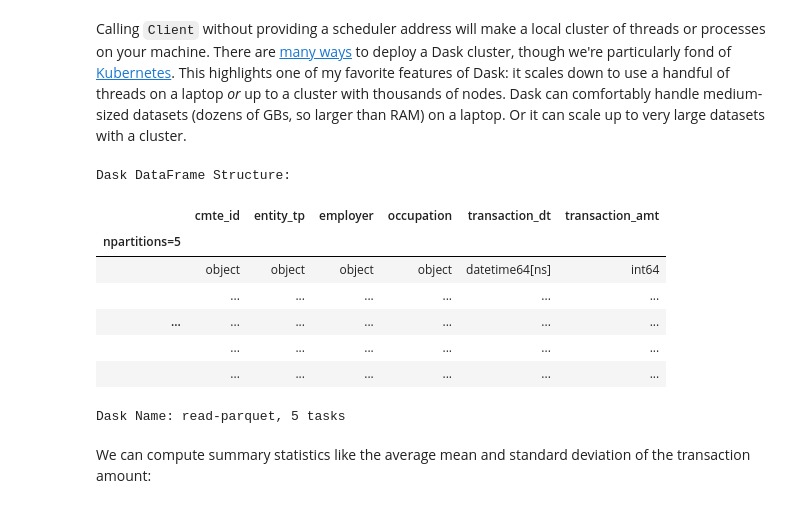
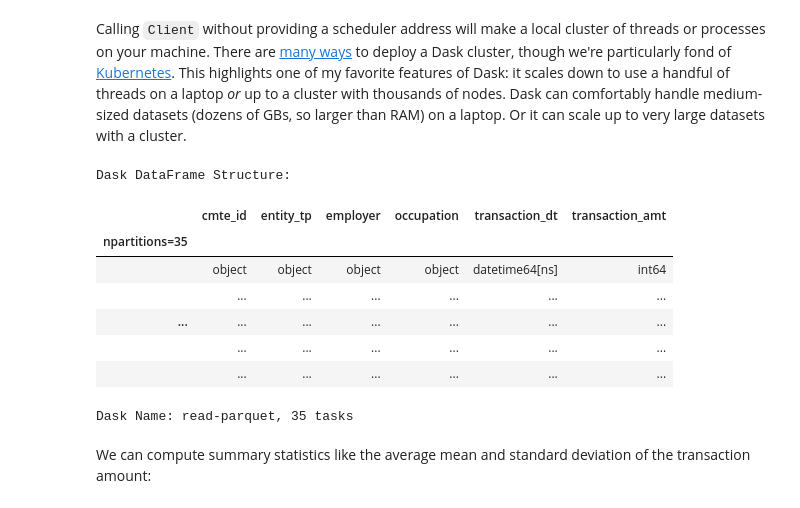
Before and after one commit to TomAugspurger/scalable-ml-fec, a Jupyter notebook: modern-pandas-08.ipynb, the cells around one changed output. Cells and saved outputs as stored; diff of their text form; code cells hidden in the pictures.

```diff
--- a/modern-pandas-08.ipynb
+++ b/modern-pandas-08.ipynb
@@ -205,21 +215,21 @@ Calling `Client` without providing a scheduler address will make a local cluster
 # %%
 individual_cols = ['cmte_id', 'entity_tp', 'employer', 'occupation',
                    'transaction_dt', 'transaction_amt']
 
-indiv = dd.read_parquet('data/indiv-*.parq',
+indiv = dd.read_parquet('data/indiv-*.parquet',
                         columns=individual_cols,
                         engine="pyarrow")
 indiv
 # %% [output]
 Dask DataFrame Structure:
 |  | cmte_id | entity_tp | employer | occupation | transaction_dt | transaction_amt |
-| npartitions=5 |  |  |  |  |  |  |
+| npartitions=35 |  |  |  |  |  |  |
 |  | object | object | object | object | datetime64[ns] | int64 |
 |  | ... | ... | ... | ... | ... | ... |
 | ... | ... | ... | ... | ... | ... | ... |
 |  | ... | ... | ... | ... | ... | ... |
 |  | ... | ... | ... | ... | ... | ... |
-Dask Name: read-parquet, 5 tasks
+Dask Name: read-parquet, 35 tasks
 # %% [markdown]
 We can compute summary statistics like the average mean and standard deviation of the transaction amount:
 # %%
```
Also changed, not shown: parts of 22 cells of this notebook, 2 other files.
